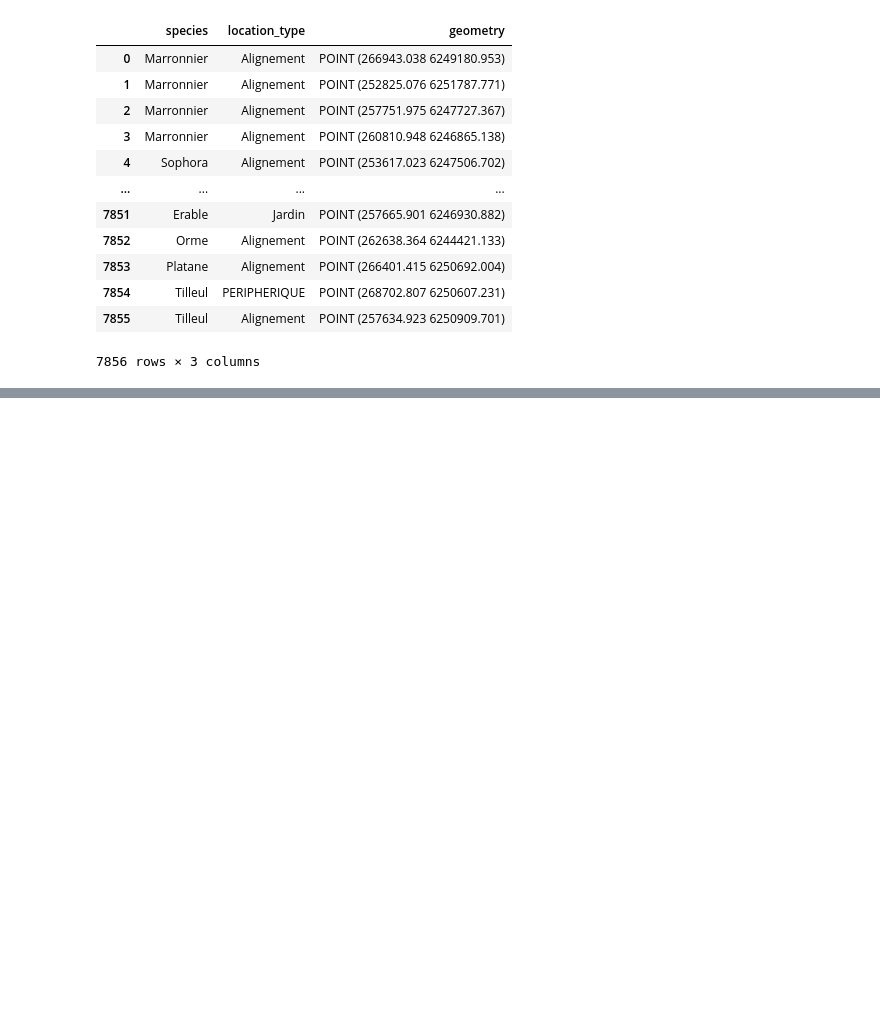
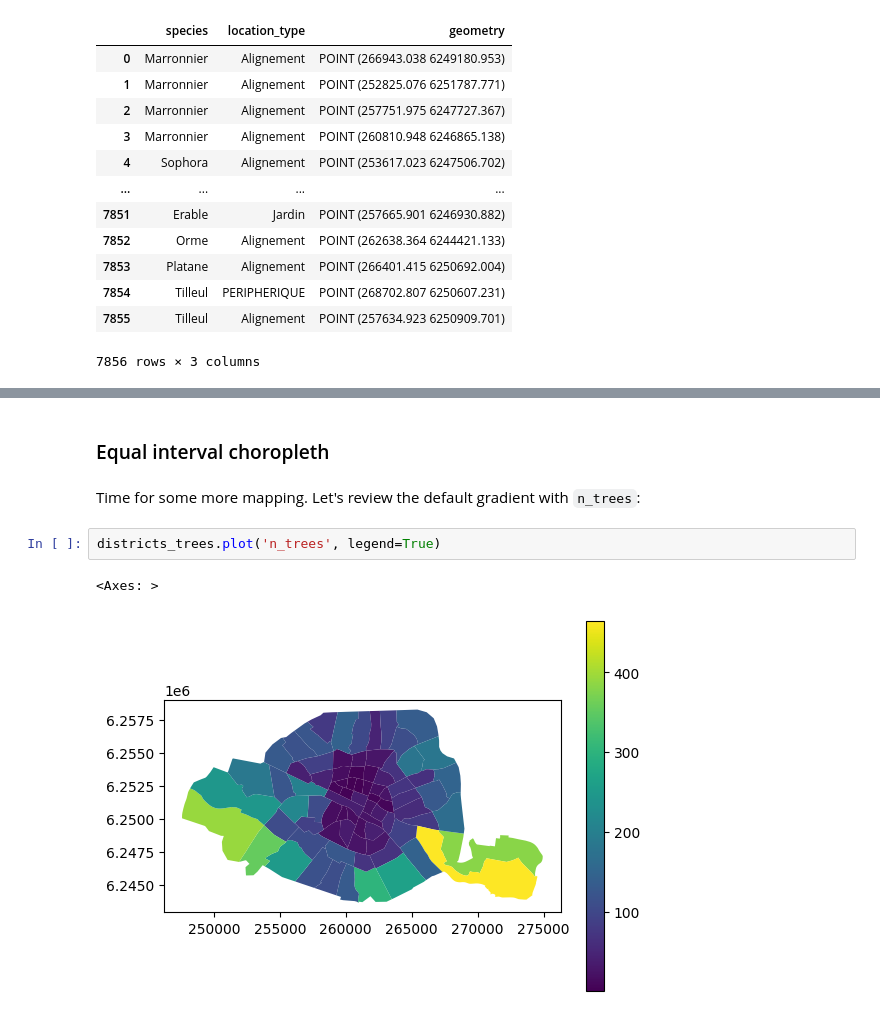
Before and after one commit to readyready15728/datacamp-python-notebooks, a Jupyter notebook: working_with_geospatial_data_in_python/working_with_geospatial_data_in_python.ipynb, the cells around one changed output, grey strips where cells are left out. Saved outputs shown, nothing was run; the diff lists cells and outputs as text; blank space fills up the shorter version.

```diff
--- a/working_with_geospatial_data_in_python/working_with_geospatial_data_in_python.ipynb
+++ b/working_with_geospatial_data_in_python/working_with_geospatial_data_in_python.ipynb
@@ -388,0 +480,9 @@ trees
+# %% [markdown]
+### Equal interval choropleth
+# %% [markdown]
+Time for some more mapping. Let's review the default gradient with `n_trees`:
+# %%
+districts_trees.plot('n_trees', legend=True)
+# %% [output]
+<Axes: >
+[figure, added]
```
Also changed, not shown: parts of 66 cells of this notebook.
